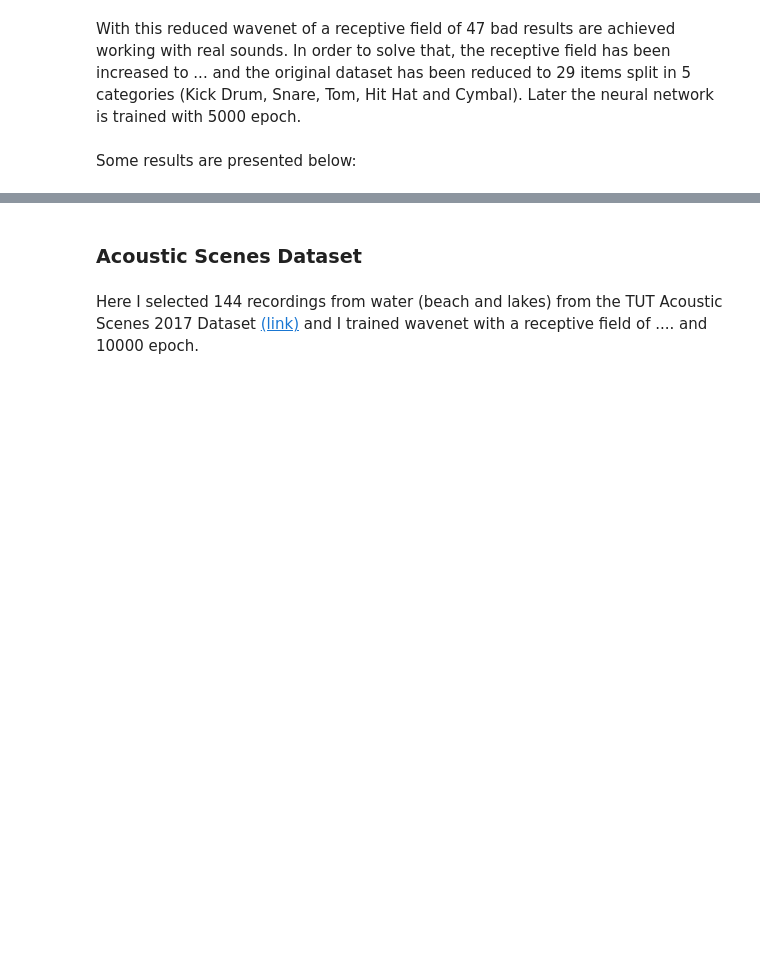
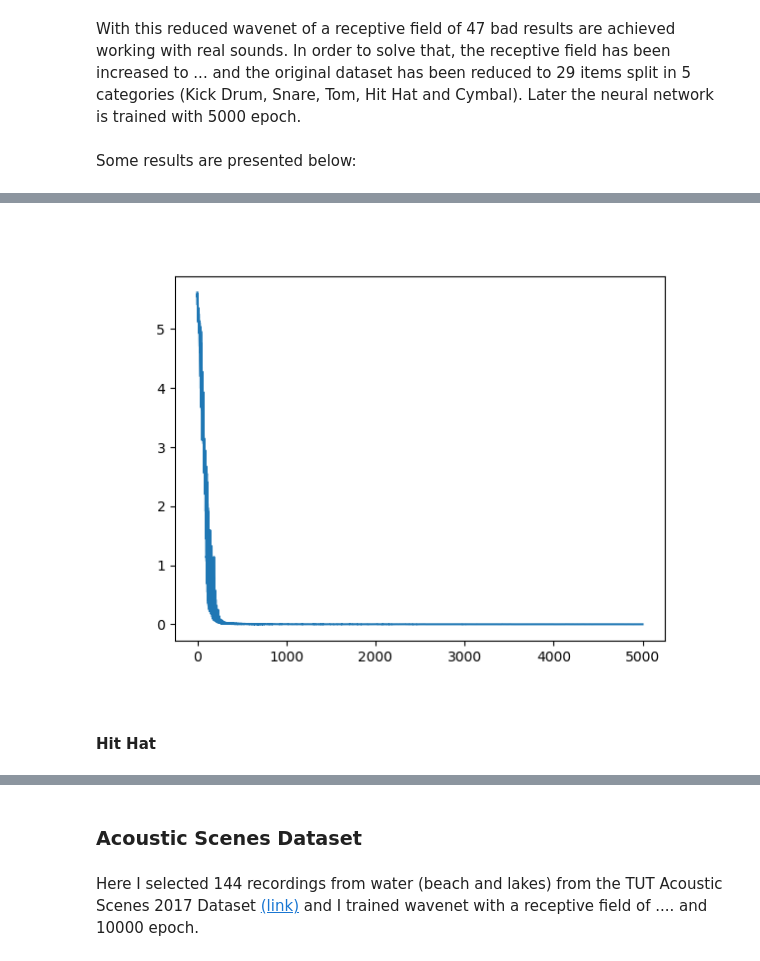
Before and after one commit to aleixcm/tensorflow-wavenet, a Jupyter notebook: wavenetExperiments.ipynb, the cells around one changed output, grey strips where cells are left out. Drawn from its saved outputs; the diff is of its cells as text; code cells hidden in the pictures; blank space fills up the shorter version.

```diff
--- a/wavenetExperiments.ipynb
+++ b/wavenetExperiments.ipynb
@@ -488,0 +538,7 @@ ipd.Audio(x, rate=sr)
+# %%
+from IPython.display import Image
+Image("corpus/snare/loss.png")
+# %% [output]
+[figure, added]
+# %% [markdown]
+#### Hit Hat
```
Also changed, not shown: parts of 24 cells of this notebook.
